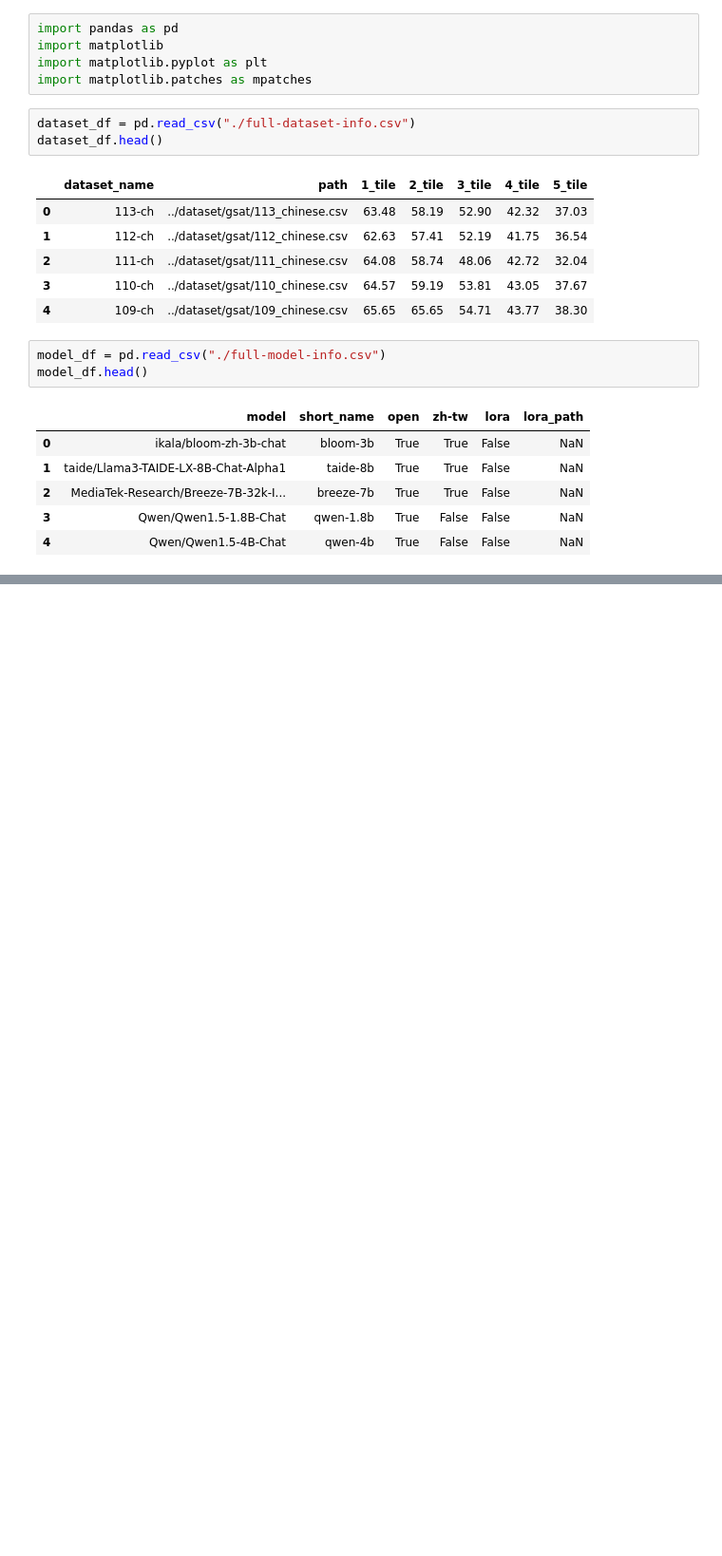
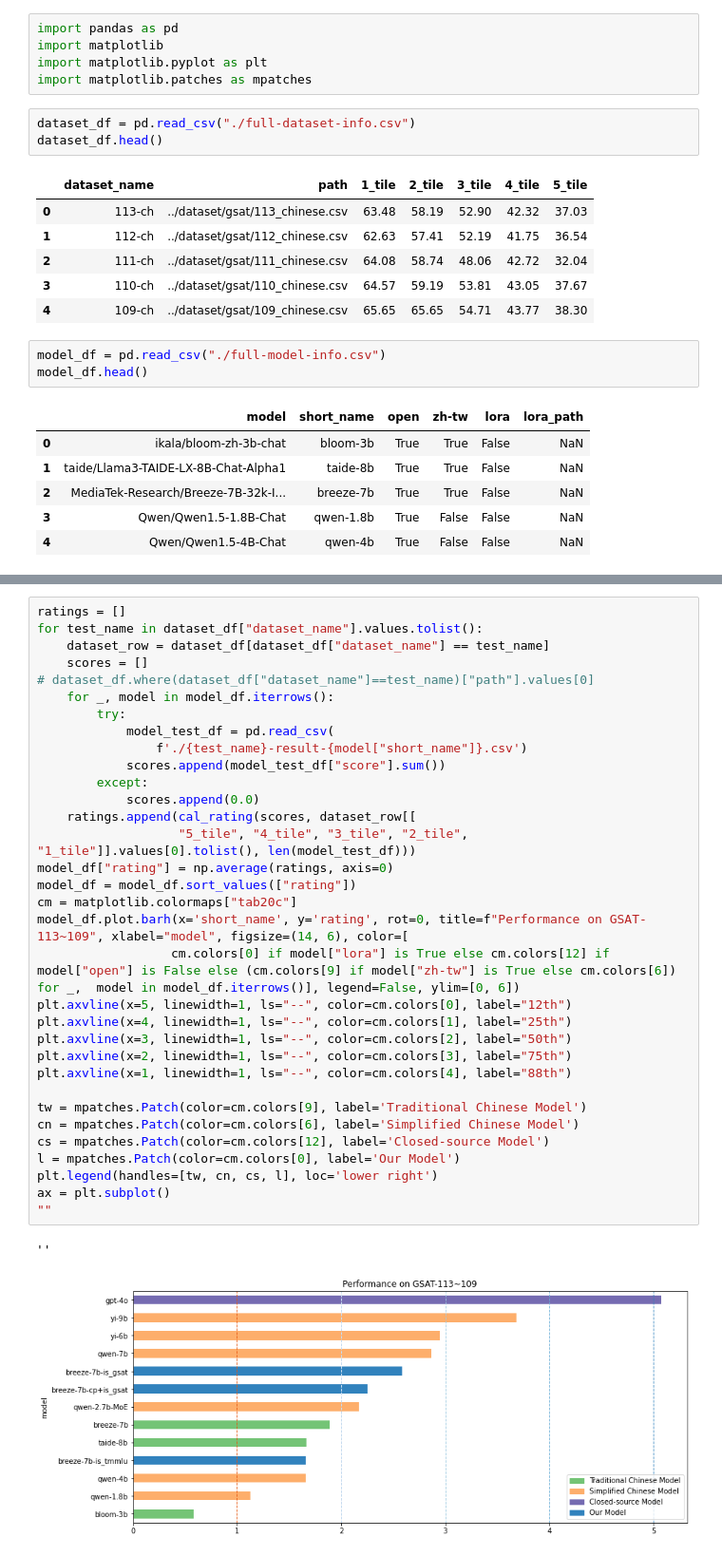
Before and after one commit to namwoam/dl-final, a Jupyter notebook: llm/evaluate.ipynb, the cells around one changed output, grey strips where cells are left out. Shown at 95% size. Drawn from its saved outputs; the diff is of its cells as text; blank space fills up the shorter version.

```diff
--- a/llm/evaluate.ipynb
+++ b/llm/evaluate.ipynb
@@ -74,0 +135,36 @@ for test_name in dataset_df["dataset_name"].values.tolist():
+# %%
+ratings = []
+for test_name in dataset_df["dataset_name"].values.tolist():
+    dataset_row = dataset_df[dataset_df["dataset_name"] == test_name]
+    scores = []
+# dataset_df.where(dataset_df["dataset_name"]==test_name)["path"].values[0]
+    for _, model in model_df.iterrows():
+        try:
+            model_test_df = pd.read_csv(
+                f'./{test_name}-result-{model["short_name"]}.csv')
+            scores.append(model_test_df["score"].sum())
+        except:
+            scores.append(0.0)
+    ratings.append(cal_rating(scores, dataset_row[[
+                   "5_tile", "4_tile", "3_tile", "2_tile", "1_tile"]].values[0].tolist(), len(model_test_df)))
+model_df["rating"] = np.average(ratings, axis=0)
+model_df = model_df.sort_values(["rating"])
+cm = matplotlib.colormaps["tab20c"]
+model_df.plot.barh(x='short_name', y='rating', rot=0, title=f"Performance on GSAT-113~109", xlabel="model", figsize=(14, 6), color=[
+                  cm.colors[0] if model["lora"] is True else cm.colors[12] if model["open"] is False else (cm.colors[9] if model["zh-tw"] is True else cm.colors[6]) for _,  model in model_df.iterrows()], legend=False, ylim=[0, 6])
+plt.axvline(x=5, linewidth=1, ls="--", color=cm.colors[0], label="12th")
+plt.axvline(x=4, linewidth=1, ls="--", color=cm.colors[1], label="25th")
+plt.axvline(x=3, linewidth=1, ls="--", color=cm.colors[2], label="50th")
+plt.axvline(x=2, linewidth=1, ls="--", color=cm.colors[3], label="75th")
+plt.axvline(x=1, linewidth=1, ls="--", color=cm.colors[4], label="88th")
+
+tw = mpatches.Patch(color=cm.colors[9], label='Traditional Chinese Model')
+cn = mpatches.Patch(color=cm.colors[6], label='Simplified Chinese Model')
+cs = mpatches.Patch(color=cm.colors[12], label='Closed-source Model')
+l = mpatches.Patch(color=cm.colors[0], label='Our Model')
+plt.legend(handles=[tw, cn, cs, l], loc='lower right')
+ax = plt.subplot()
+""
+# %% [output]
+''
+[figure, added]
```
Also changed, not shown: parts of 3 cells of this notebook, 16 other files.
